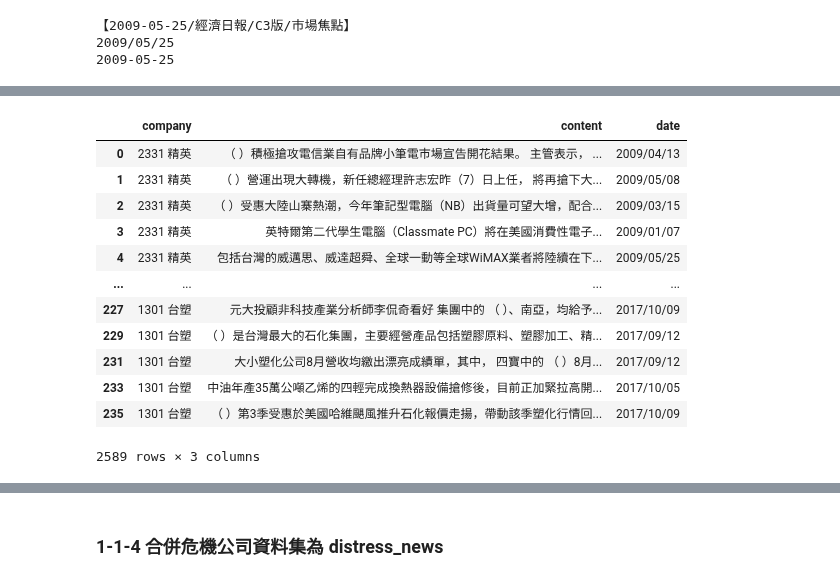
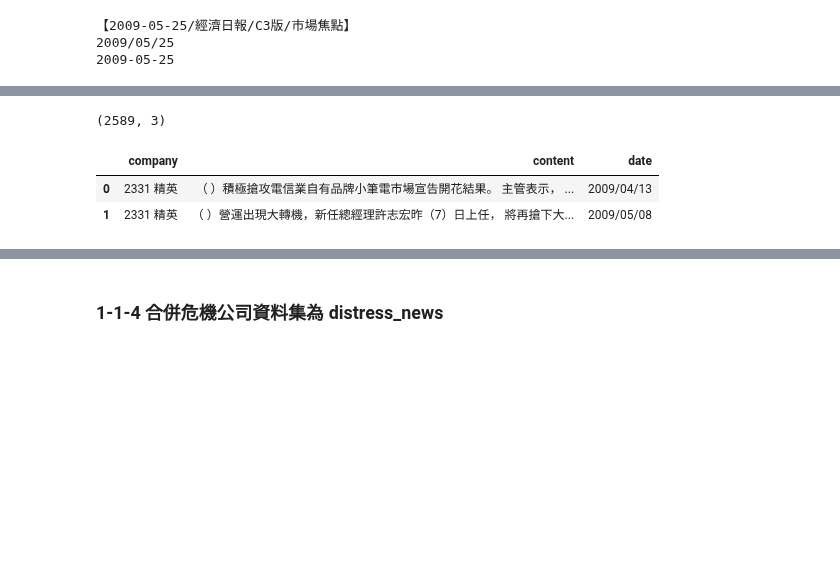
Before and after one commit to roccqqck/news_bert, a Jupyter notebook: 6.news_data_preprocessing.ipynb, the cells around one changed output, grey strips where cells are left out. Cells and saved outputs as stored; diff of their text form; code cells hidden in the pictures; blank space fills up the shorter version.

```diff
--- a/6.news_data_preprocessing.ipynb
+++ b/6.news_data_preprocessing.ipynb
@@ -120,20 +94,12 @@ udn_distress
 # %%
 udn_distress = udn_distress.loc[:, ['company', 'content', 'date']]
-udn_distress
+print(udn_distress.shape)
+udn_distress.head(2)
 # %% [output]
+(2589, 3)
 |  | company | content | date |
 | 0 | 2331 精英 | （ ）積極搶攻電信業自有品牌小筆電市場宣告開花結果。 主管表示， ... | 2009/04/13 |
 | 1 | 2331 精英 | （ ）營運出現大轉機，新任總經理許志宏昨（7）日上任， 將再搶下大... | 2009/05/08 |
-| 2 | 2331 精英 | （ ）受惠大陸山寨熱潮，今年筆記型電腦（NB）出貨量可望大增，配合... | 2009/03/15 |
-| 3 | 2331 精英 | 英特爾第二代學生電腦（Classmate PC）將在美國消費性電子... | 2009/01/07 |
-| 4 | 2331 精英 | 包括台灣的威邁思、威達超舜、全球一動等全球WiMAX業者將陸續在下... | 2009/05/25 |
-| ... | ... | ... | ... |
-| 227 | 1301 台塑 | 元大投顧非科技產業分析師李侃奇看好 集團中的 （ ）、南亞，均給予... | 2017/10/09 |
-| 229 | 1301 台塑 | （ ）是台灣最大的石化集團，主要經營產品包括塑膠原料、塑膠加工、精... | 2017/09/12 |
-| 231 | 1301 台塑 | 大小塑化公司8月營收均繳出漂亮成績單，其中， 四寶中的 （ ）8月... | 2017/09/12 |
-| 233 | 1301 台塑 | 中油年產35萬公噸乙烯的四輕完成換熱器設備搶修後，目前正加緊拉高開... | 2017/10/05 |
-| 235 | 1301 台塑 | （ ）第3季受惠於美國哈維颶風推升石化報價走揚，帶動該季塑化行情回... | 2017/10/09 |
-2589 rows × 3 columns
 # %%
 udn_distress.to_csv("data/udn_distress_news.csv", index=False)
 # %%
```
Also changed, not shown: parts of 53 cells of this notebook.
